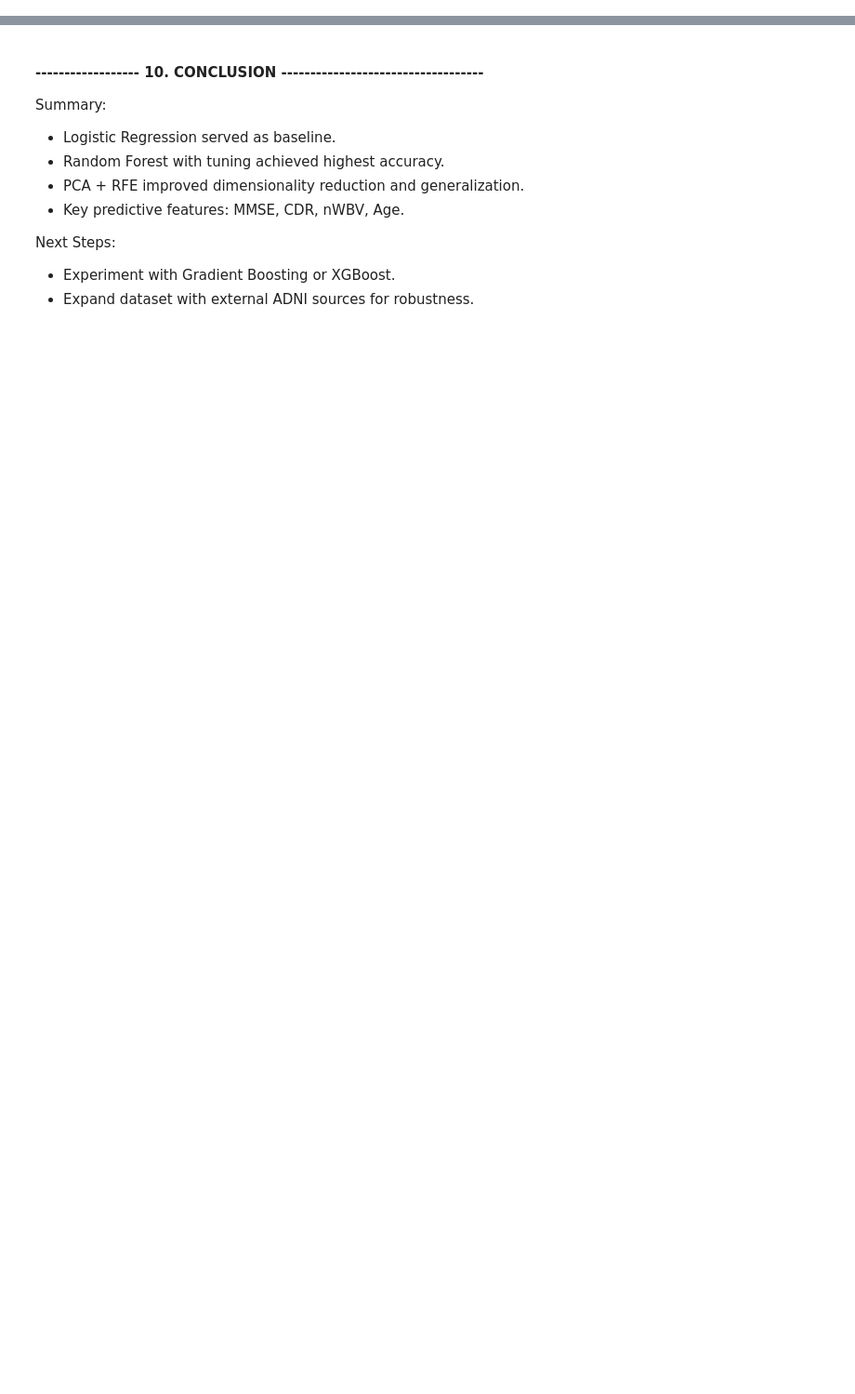
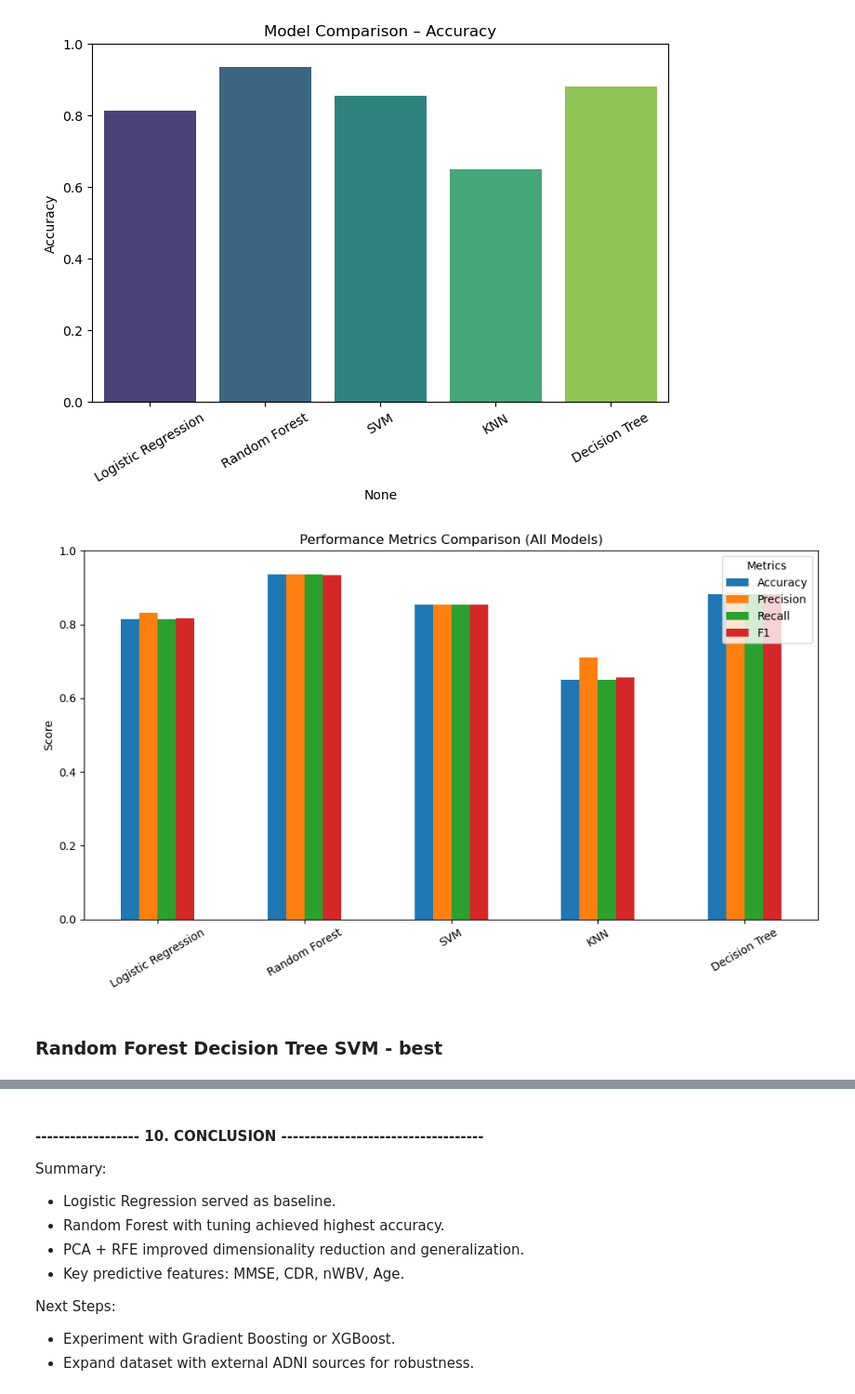
Before and after one commit to SmritiReddyy/Alzheimer-s-Disease-Detection-with-ML, a Jupyter notebook: MLMidterm.ipynb, the cells around one changed output, grey strips where cells are left out. Shown at 93% size. Saved outputs shown, nothing was run; the diff lists cells and outputs as text; code cells hidden in the pictures; blank space fills up the shorter version.

```diff
--- a/MLMidterm.ipynb
+++ b/MLMidterm.ipynb
@@ -198,0 +498,34 @@ plt.show()
+# %%
+#  MODEL PERFORMANCE VISUALIZATION
+
+# Re-create results DataFrame with your actual numbers
+results_df = pd.DataFrame({
+    'Accuracy': [0.813953, 0.934884, 0.853488, 0.648837, 0.881395],
+    'Precision': [0.832171, 0.934763, 0.854213, 0.709152, 0.885901],
+    'Recall': [0.813953, 0.934884, 0.853488, 0.648837, 0.881395],
+    'F1': [0.817363, 0.934466, 0.853807, 0.655836, 0.882540]
+}, index=['Logistic Regression', 'Random Forest', 'SVM', 'KNN', 'Decision Tree'])
+
+# 1. Bar chart for Accuracy
+plt.figure(figsize=(8,5))
+sns.barplot(x=results_df.index, y='Accuracy', data=results_df, palette='viridis')
+plt.title("Model Comparison – Accuracy")
+plt.ylabel("Accuracy")
+plt.ylim(0,1)
+plt.xticks(rotation=30)
+plt.show()
+
+# 2. Grouped bar chart for all metrics
+results_df.plot(kind='bar', figsize=(10,6))
+plt.title("Performance Metrics Comparison (All Models)")
+plt.ylabel("Score")
+plt.ylim(0,1)
+plt.legend(title="Metrics")
+plt.xticks(rotation=30)
+plt.tight_layout()
+plt.show()
+# %% [output]
+[figure, added]
+[figure, added]
+# %% [markdown]
+### Random Forest Decision Tree SVM - best
```
Also changed, not shown: parts of 24 cells of this notebook.
